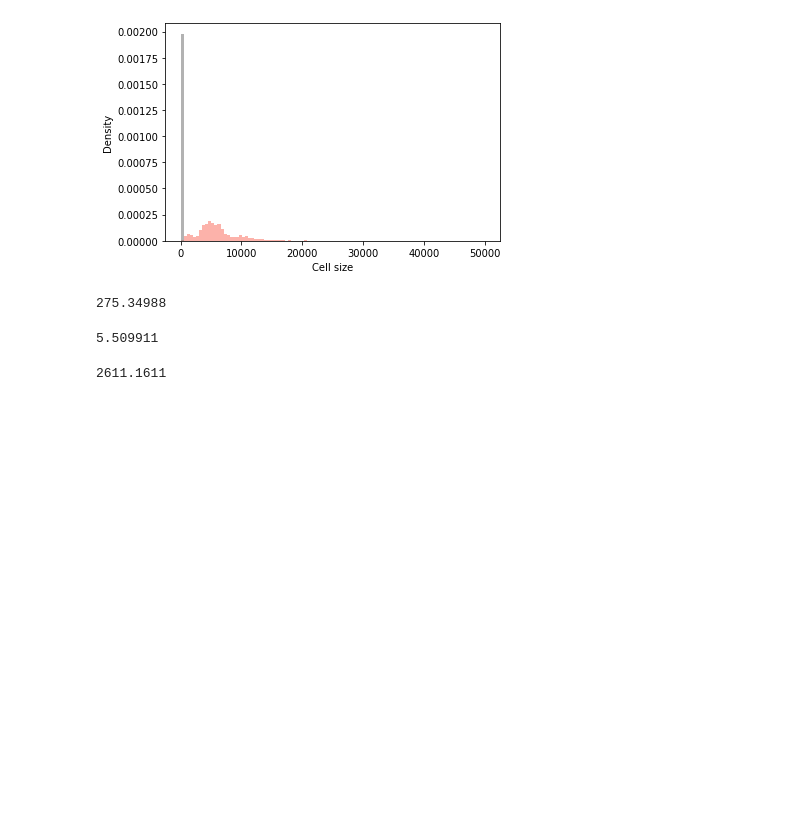
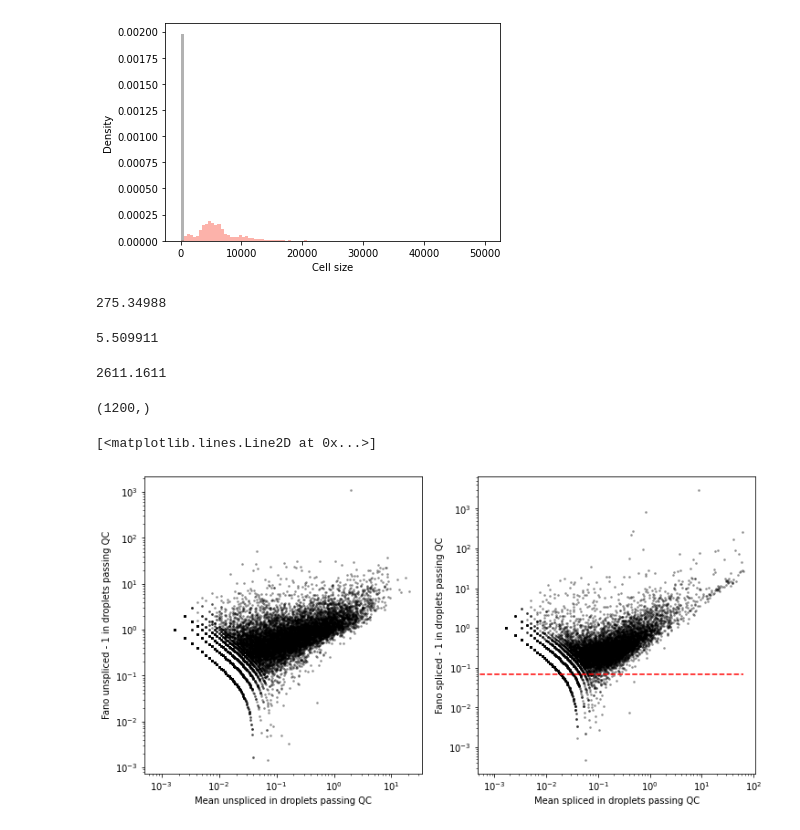
Before and after one commit to pachterlab/GVP_2023, a Jupyter notebook: gg230117_emptydrops.ipynb, the cells around one changed output. Drawn from its saved outputs; the diff is of its cells as text; code cells hidden in the pictures; blank space fills up the shorter version.

```diff
--- a/gg230117_emptydrops.ipynb
+++ b/gg230117_emptydrops.ipynb
@@ -277,3 +277,34 @@ S_tot_empty.mean()
 S_tot_qc.var()/S_tot_qc.mean()
 # %% [output]
 2611.1611
+# %%
+S_fano_qc.shape
+# %% [output]
+(1200,)
+# %%
+S_qc = raw_data.layers[spliced_layer][cf][:,gf].T.toarray()
+S_mean_qc = S_qc.mean(1)
+S_fano_qc = S_qc.var(1)/S_mean_qc
+U_qc = raw_data.layers[unspliced_layer][cf][:,gf].T.toarray()
+U_mean_qc = U_qc.mean(1)
+U_fano_qc = U_qc.var(1)/U_mean_qc
+# %%
+fig1,ax1 = plt.subplots(1,2,figsize=(12,6))
+
+ax1[0].scatter(U_mean_qc,U_fano_qc-1,3,'k',alpha=.3)
+ax1[0].set_xscale('log')
+ax1[0].set_yscale('log')
+ax1[0].set_xlabel('Mean unspliced in droplets passing QC')
+ax1[0].set_ylabel('Fano unspliced - 1 in droplets passing QC')
+
+ax1[1].scatter(S_mean_qc,S_fano_qc-1,3,'k',alpha=.3)
+ax1[1].set_xscale('log')
+ax1[1].set_yscale('log')
+ax1[1].set_xlabel('Mean spliced in droplets passing QC')
+ax1[1].set_ylabel('Fano spliced - 1 in droplets passing QC')
+xl = [S_mean_qc.min(),S_mean_qc.max()]
+yl = [np.quantile(S_fano_qc[S_fano_qc>1]-1,0.05)]*2
+ax1[1].plot(xl,yl,'r--')
+# %% [output]
+[<matplotlib.lines.Line2D at 0x...>]
+[figure, added]
```
Also changed, not shown: parts of 6 cells of this notebook, 1 other file.
